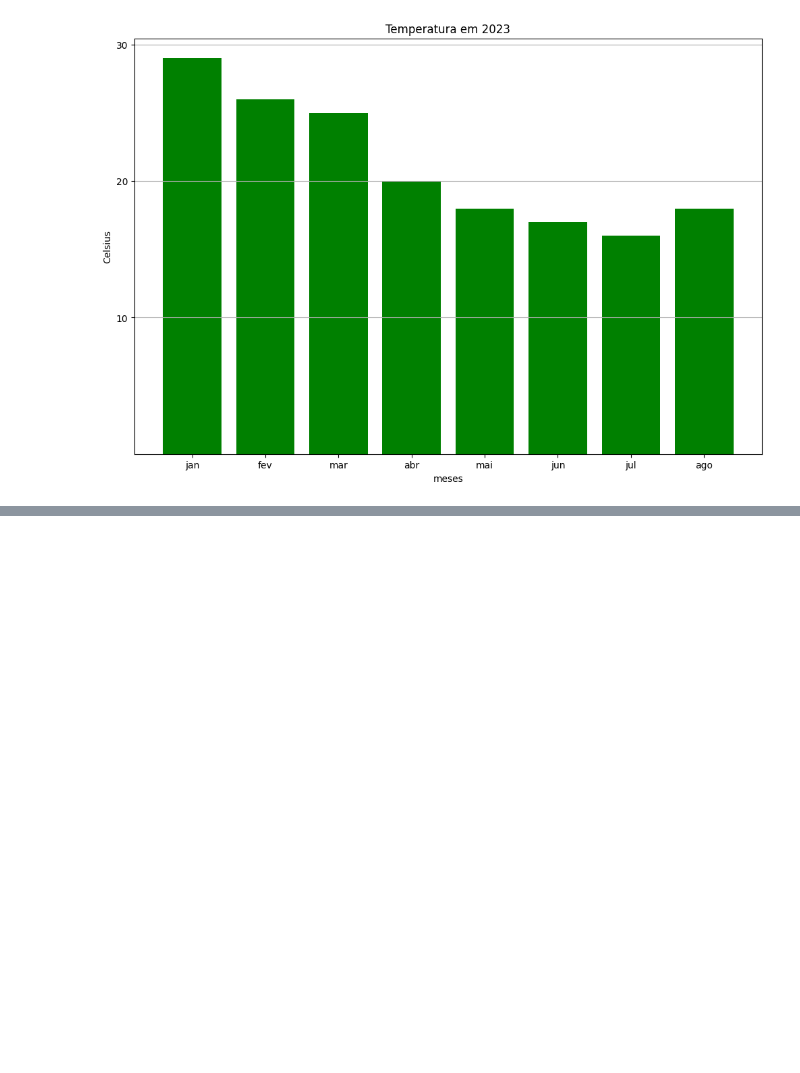
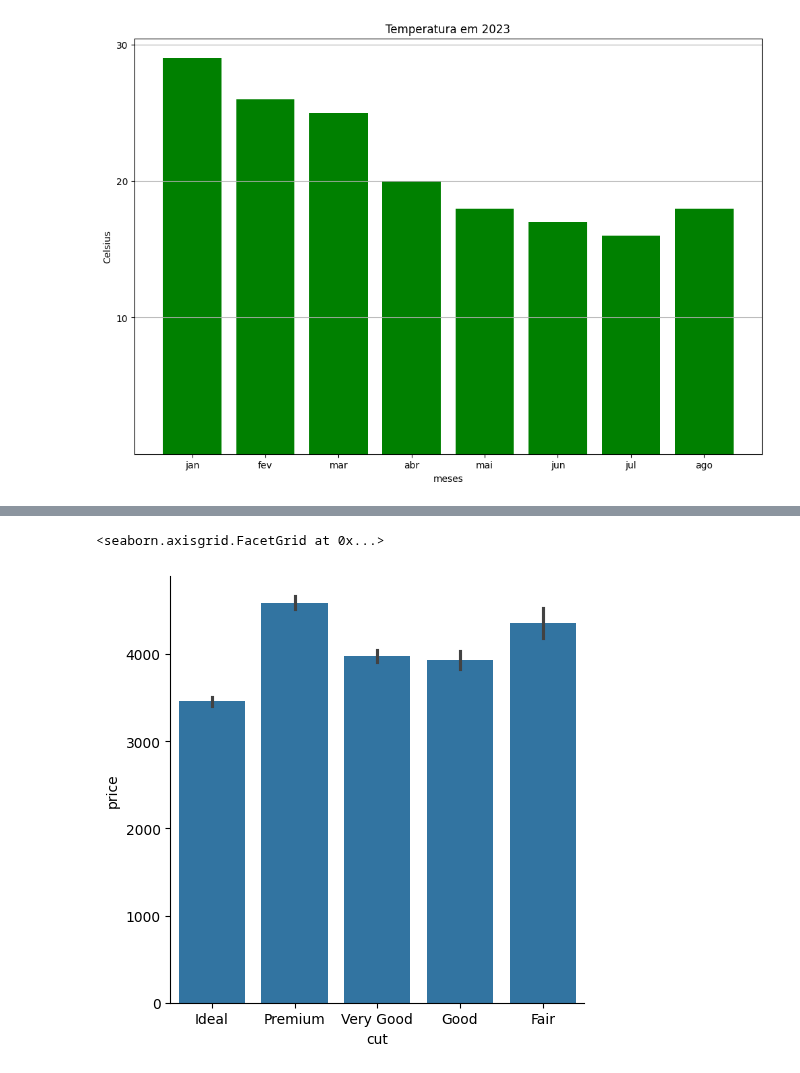
Before and after one commit to francfelipe/python-fundamentos, a Jupyter notebook: plumbers/python-fundamentos.ipynb, the cells around one changed output, grey strips where cells are left out. Saved outputs shown, nothing was run; the diff lists cells and outputs as text; code cells hidden in the pictures; blank space fills up the shorter version.

Commit message:
build: add Aula 31 - Seaborn

```diff
--- a/plumbers/python-fundamentos.ipynb
+++ b/plumbers/python-fundamentos.ipynb
@@ -2506,0 +2577,10 @@ plt.grid(axis='y')
+# %%
+sns.catplot(
+    data=df,
+    x='cut',
+    y='price',
+    kind='bar'
+)
+# %% [output]
+<seaborn.axisgrid.FacetGrid at 0x...>
+[figure, added]
```
Also changed, not shown: parts of 7 cells of this notebook.
